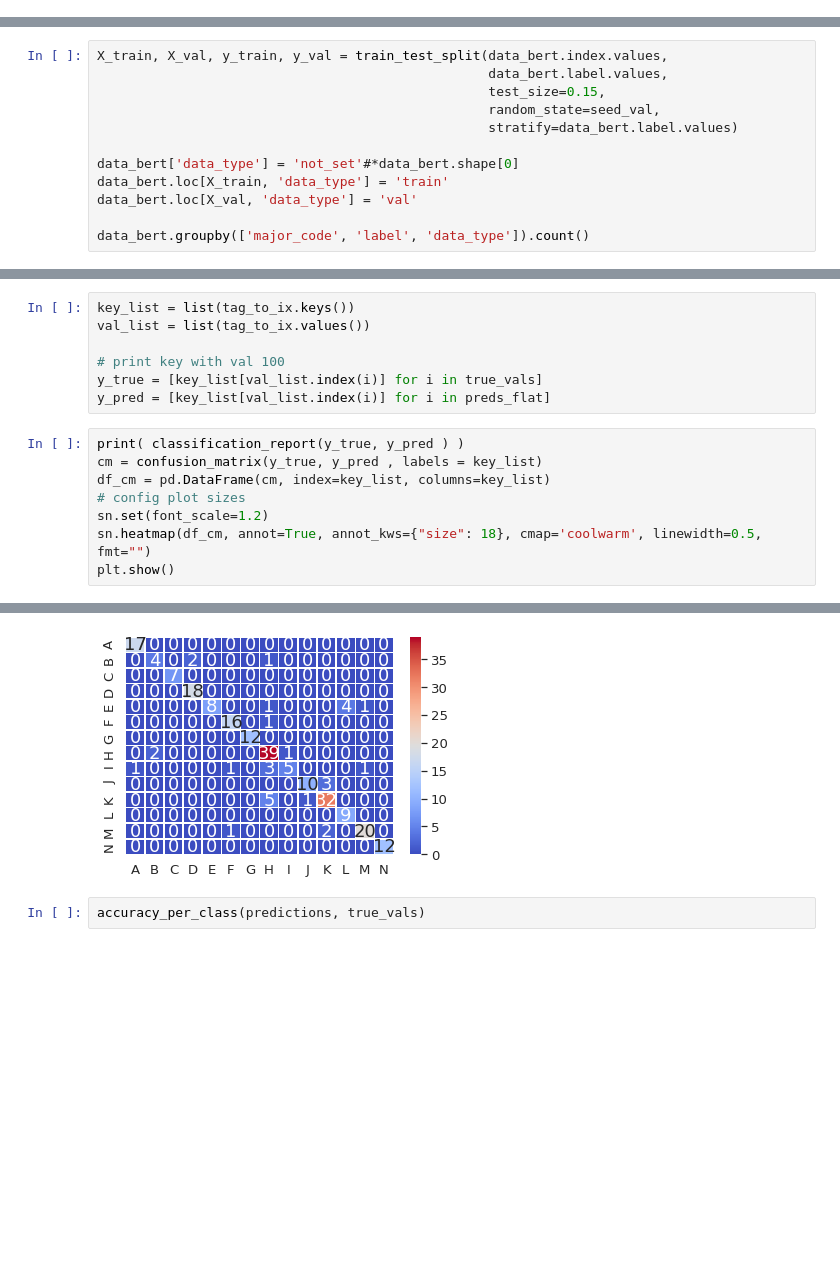
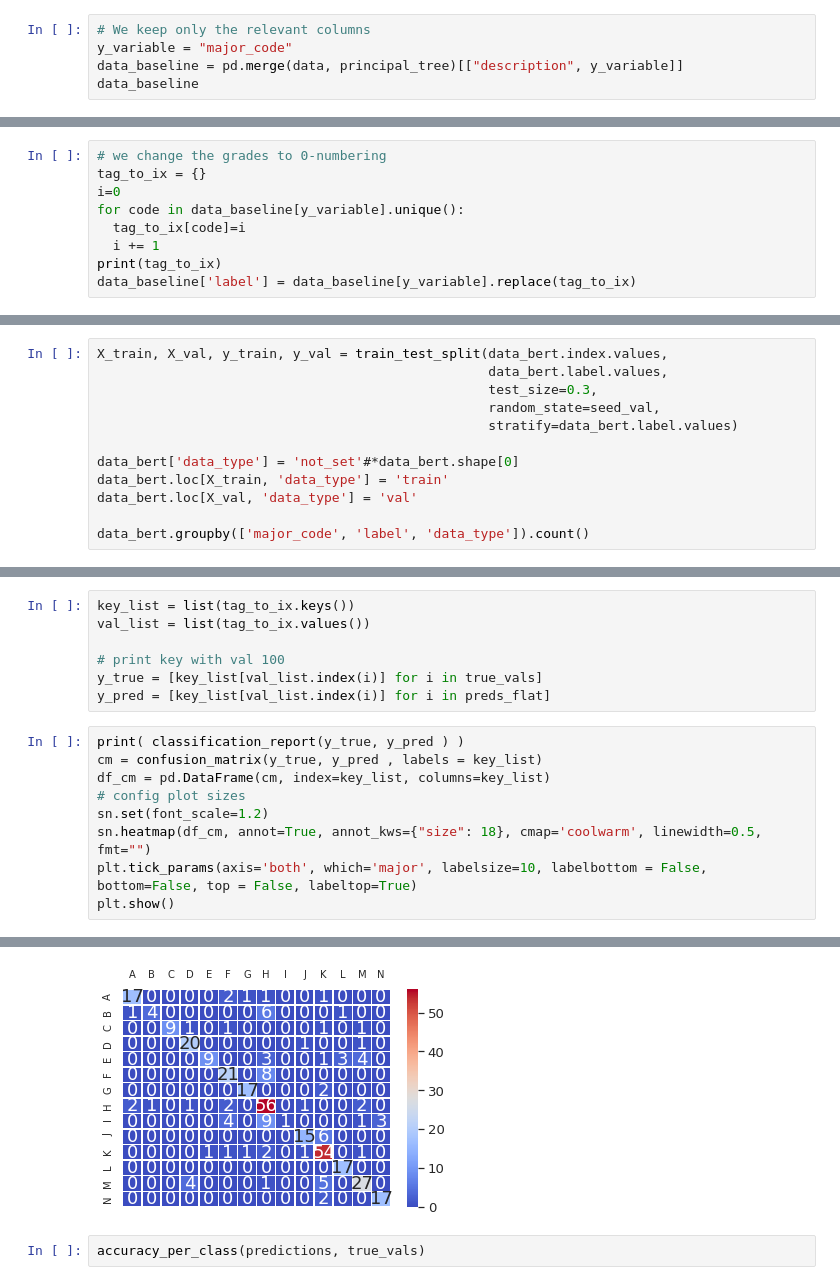
Before and after one commit to ARKEnsae/JobDomainPrediction_NLP, a Jupyter notebook: Prévision_catégorie_métier_ROME.ipynb, the cells around one changed output, grey strips where cells are left out. Saved outputs shown, nothing was run; the diff lists cells and outputs as text; blank space fills up the shorter version.

```diff
--- a/Prévision_catégorie_métier_ROME.ipynb
+++ b/Prévision_catégorie_métier_ROME.ipynb
@@ -455,0 +494,5 @@ FileNotFoundError: ignored
+# %%
+# We keep only the relevant columns
+y_variable = "major_code"
+data_baseline = pd.merge(data, principal_tree)[["description", y_variable]]
+data_baseline
@@ -455,0 +513,9 @@ FileNotFoundError: ignored
+# %%
+# we change the grades to 0-numbering
+tag_to_ix = {}
+i=0
+for code in data_baseline[y_variable].unique():
+  tag_to_ix[code]=i
+  i += 1
+print(tag_to_ix)
+data_baseline['label'] = data_baseline[y_variable].replace(tag_to_ix)
@@ -1516,7 +1814,7 @@ data_bert
 # %%
 X_train, X_val, y_train, y_val = train_test_split(data_bert.index.values,
                                                   data_bert.label.values,
-                                                  test_size=0.15,
+                                                  test_size=0.3,
                                                   random_state=seed_val,
                                                   stratify=data_bert.label.values)
 
@@ -1741,6 +2062,7 @@ df_cm = pd.DataFrame(cm, index=key_list, columns=key_list)
 # config plot sizes
 sn.set(font_scale=1.2)
 sn.heatmap(df_cm, annot=True, annot_kws={"size": 18}, cmap='coolwarm', linewidth=0.5, fmt="")
+plt.tick_params(axis='both', which='major', labelsize=10, labelbottom = False, bottom=False, top = False, labeltop=True)
 plt.show()
 # %% [output]
               precision    recall  f1-score   support
@@ -1766,4 +2088,4 @@ weighted avg       0.88      0.87      0.87       240
-[figure, old version]
+[figure, new version]
 # %%
 accuracy_per_class(predictions, true_vals)
 # %% [output]
```
Also changed, not shown: parts of 77 cells of this notebook.
